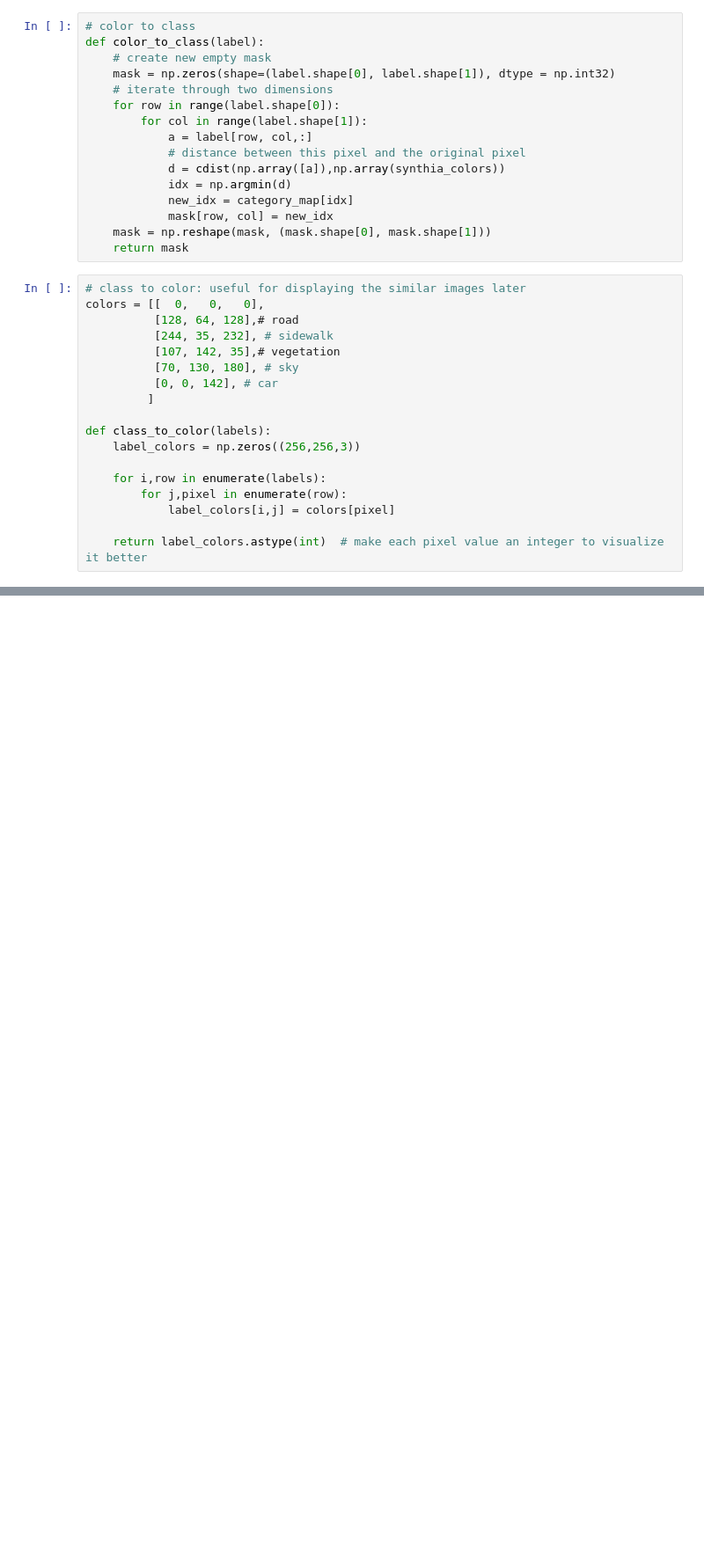
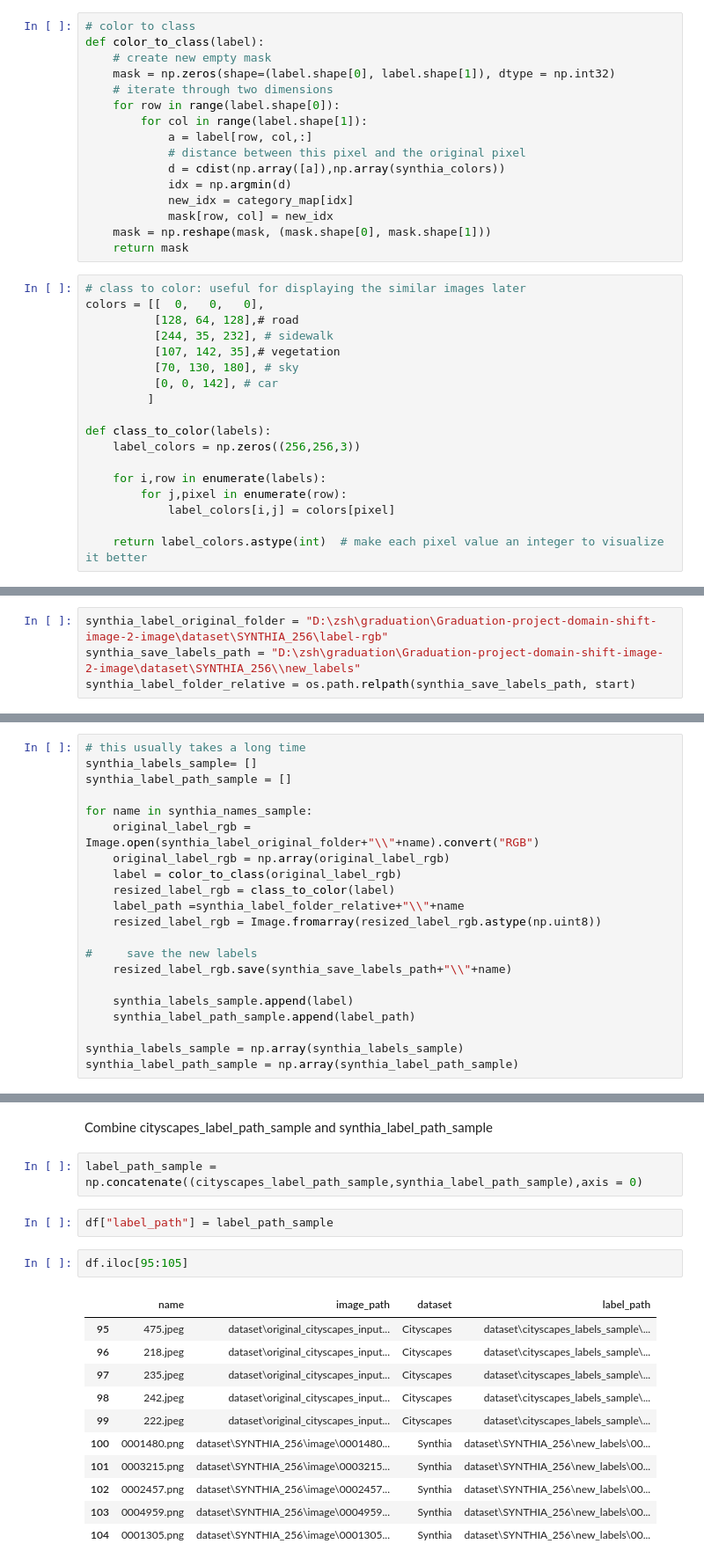
Before and after one commit to SihanZhu22/Graduation-project-domain-shift-image-2-image, a Jupyter notebook: jupyter/5.5-Generate DataFrame for front-end.ipynb, the cells around one changed output, grey strips where cells are left out. Shown: that part at 88% size. Drawn from its saved outputs; the diff is of its cells as text; blank space fills up the shorter version.

```diff
--- a/jupyter/5.5-Generate DataFrame for front-end.ipynb
+++ b/jupyter/5.5-Generate DataFrame for front-end.ipynb
@@ -201 +275,5 @@ def class_to_color(labels):
+# %%
+synthia_label_original_folder = "D:\zsh\graduation\Graduation-project-domain-shift-image-2-image\dataset\SYNTHIA_256\label-rgb"
+synthia_save_labels_path = "D:\zsh\graduation\Graduation-project-domain-shift-image-2-image\dataset\SYNTHIA_256\\new_labels"
+synthia_label_folder_relative = os.path.relpath(synthia_save_labels_path, start)
 # %%
@@ -209,0 +290,21 @@ def transform_masks_synthia(labels):
+# %%
+# this usually takes a long time
+synthia_labels_sample= []
+synthia_label_path_sample = []
+
+for name in synthia_names_sample:
+    original_label_rgb = Image.open(synthia_label_original_folder+"\\"+name).convert("RGB")
+    original_label_rgb = np.array(original_label_rgb)
+    label = color_to_class(original_label_rgb)
+    resized_label_rgb = class_to_color(label)
+    label_path =synthia_label_folder_relative+"\\"+name
+    resized_label_rgb = Image.fromarray(resized_label_rgb.astype(np.uint8))
+
+#     save the new labels
+    resized_label_rgb.save(synthia_save_labels_path+"\\"+name)
+
+    synthia_labels_sample.append(label)
+    synthia_label_path_sample.append(label_path)
+
+synthia_labels_sample = np.array(synthia_labels_sample)
+synthia_label_path_sample = np.array(synthia_label_path_sample)
@@ -209,0 +325,20 @@ def transform_masks_synthia(labels):
+# %% [markdown]
+Combine cityscapes_label_path_sample and synthia_label_path_sample
+# %%
+label_path_sample = np.concatenate((cityscapes_label_path_sample,synthia_label_path_sample),axis = 0)
+# %%
+df["label_path"] = label_path_sample
+# %%
+df.iloc[95:105]
+# %% [output]
+|  | name | image_path | dataset | label_path |
+| 95 | 475.jpeg | dataset\original_cityscapes_input... | Cityscapes | dataset\cityscapes_labels_sample\... |
+| 96 | 218.jpeg | dataset\original_cityscapes_input... | Cityscapes | dataset\cityscapes_labels_sample\... |
+| 97 | 235.jpeg | dataset\original_cityscapes_input... | Cityscapes | dataset\cityscapes_labels_sample\... |
+| 98 | 242.jpeg | dataset\original_cityscapes_input... | Cityscapes | dataset\cityscapes_labels_sample\... |
+| 99 | 222.jpeg | dataset\original_cityscapes_input... | Cityscapes | dataset\cityscapes_labels_sample\... |
+| 100 | 0001480.png | dataset\SYNTHIA_256\image\0001480... | Synthia | dataset\SYNTHIA_256\new_labels\00... |
+| 101 | 0003215.png | dataset\SYNTHIA_256\image\0003215... | Synthia | dataset\SYNTHIA_256\new_labels\00... |
+| 102 | 0002457.png | dataset\SYNTHIA_256\image\0002457... | Synthia | dataset\SYNTHIA_256\new_labels\00... |
+| 103 | 0004959.png | dataset\SYNTHIA_256\image\0004959... | Synthia | dataset\SYNTHIA_256\new_labels\00... |
+| 104 | 0001305.png | dataset\SYNTHIA_256\image\0001305... | Synthia | dataset\SYNTHIA_256\new_labels\00... |
```
Also changed, not shown: parts of 89 cells of this notebook, 1 other file.
